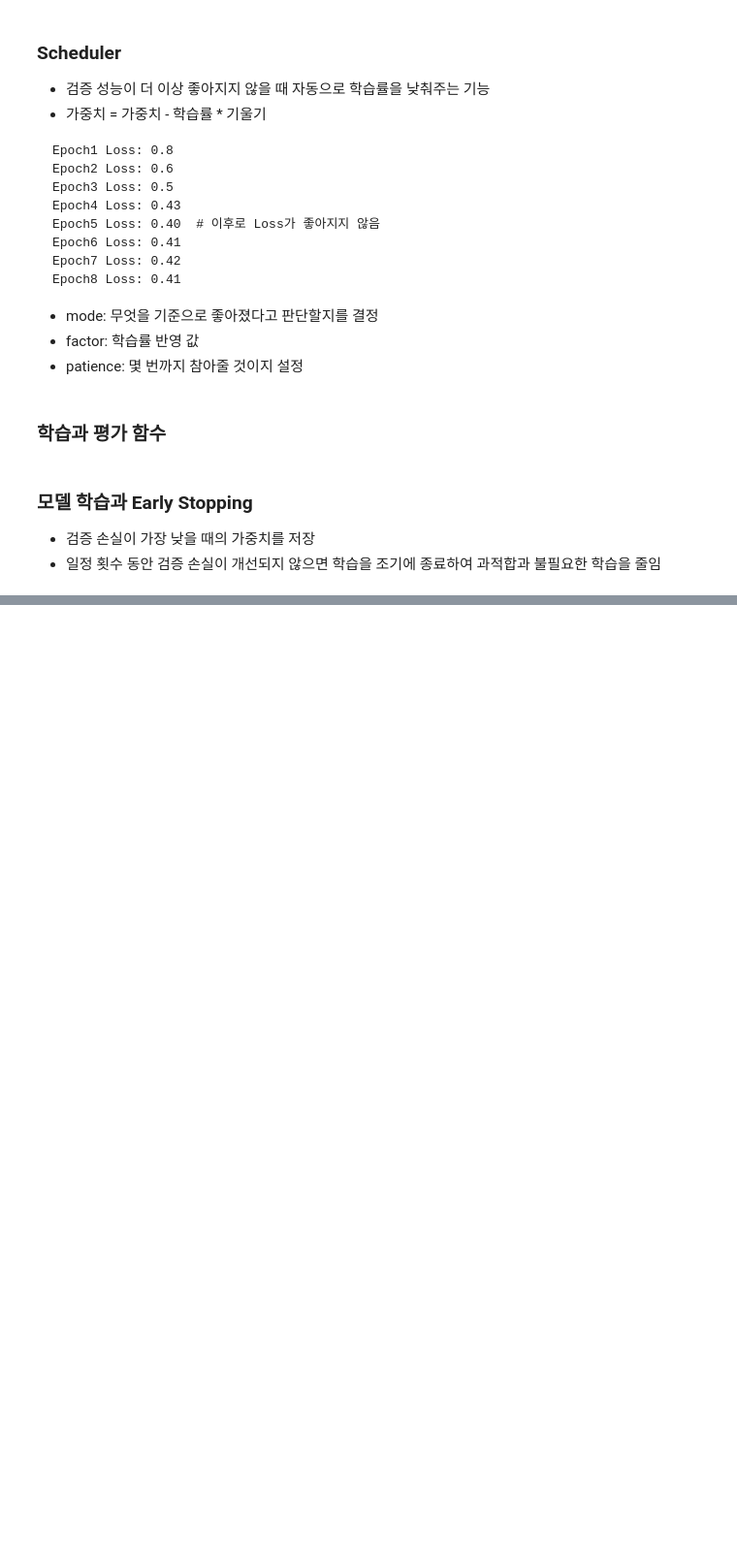
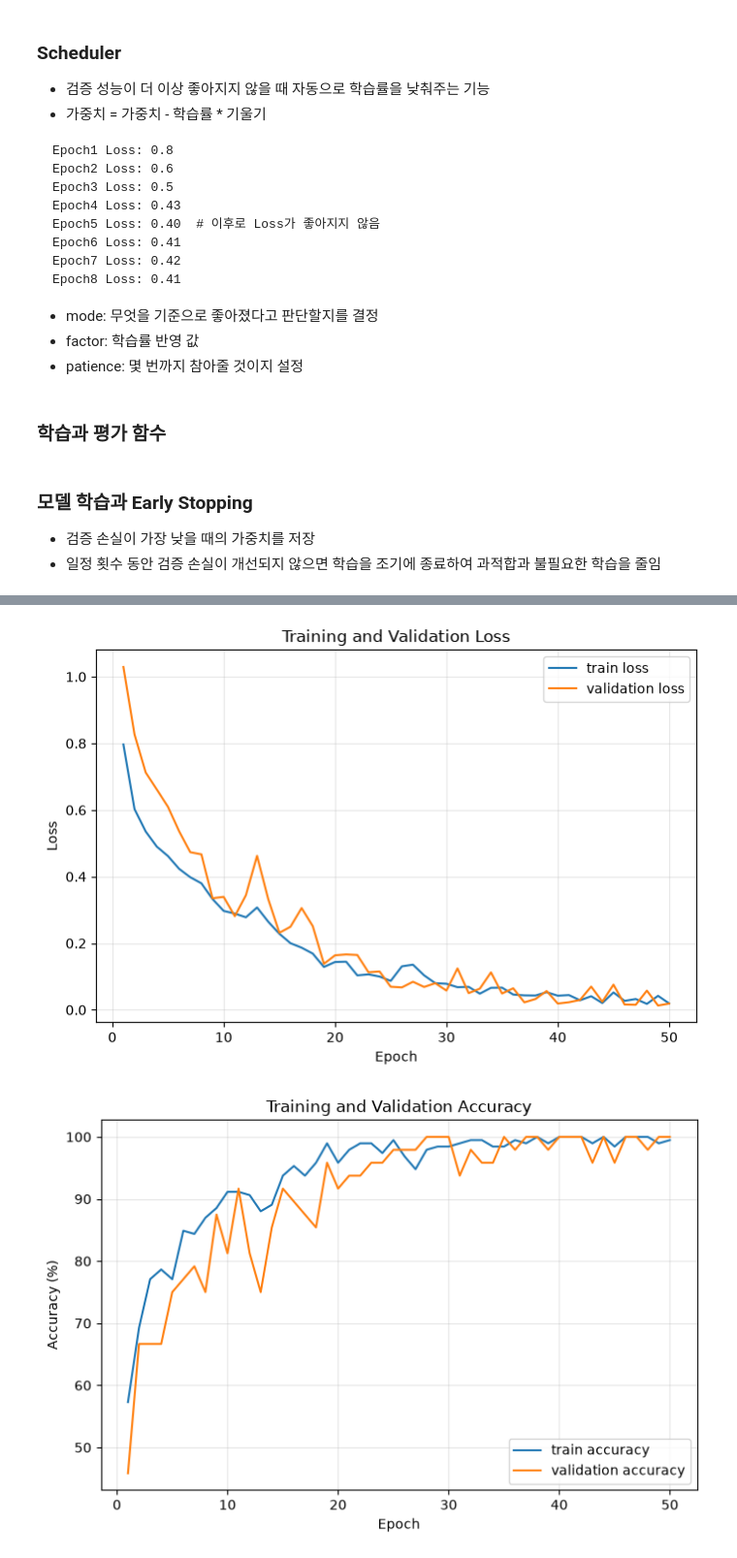
Before and after one commit to Shim-HyoungJoon/KDT, a Jupyter notebook: 10_MLDL/12_손글씨 도형 분류하기.ipynb, the cells around one changed output, grey strips where cells are left out. Shown at 97% size. Drawn from its saved outputs; the diff is of its cells as text; code cells hidden in the pictures; blank space fills up the shorter version.

```diff
--- a/10_MLDL/12_손글씨 도형 분류하기.ipynb
+++ b/10_MLDL/12_손글씨 도형 분류하기.ipynb
@@ -528,3 +528,26 @@ best_model_path = 'best_shape_cnn.pth'
 for epoch in range(1, EPOCHS+1):
     train_loss, train_acc = run_epoch(model, train_loader, criterion, DEVICE, optimizer)
     val_loss, val_acc = run_epoch(model, val_loader, criterion, DEVICE)
+    scheduler.step(val_loss)
+    history['train_loss'].append(train_loss)
+    history['val_loss'].append(val_loss)
+    history['train_acc'].append(train_acc)
+    history['val_acc'].append(val_acc)
+    current_lr = optimizer.param_groups[0]['lr']
+
+    print(
+        f'Epoch {epoch:02d}/{EPOCHS} | '
+        f'train loss {train_loss:.4f}, acc {train_acc*100:6.2f}% | '
+        f'val loss {val_loss:.4f}, acc {val_acc*100:6.2f}% | '
+        f'lr {current_lr:.6f}'
+    )
+
+    if val_loss < best_val_loss - 1e-4:
+        best_val_loss = val_loss
+        wait = 0
+        torch.save(model.state_dict(), best_model_path)
+    else:
+        wait += 1
+        if wait >= EARLY_STOPPING_PATIENCE:
+            print('검증 손실이 더 이상 개선되지 않아 학습을 종료합니다')
+            break
@@ -530,0 +577,25 @@ for epoch in range(1, EPOCHS+1):
+# %%
+epochs_ran = range(1, len(history['train_loss']) + 1)
+
+plt.figure(figsize=(8, 5))
+plt.plot(epochs_ran, history['train_loss'], label='train loss')
+plt.plot(epochs_ran, history['val_loss'], label='validation loss')
+plt.xlabel('Epoch')
+plt.ylabel('Loss')
+plt.title('Training and Validation Loss')
+plt.legend()
+plt.grid(alpha=0.3)
+plt.show()
+
+plt.figure(figsize=(8, 5))
+plt.plot(epochs_ran, np.array(history['train_acc']) * 100, label='train accuracy')
+plt.plot(epochs_ran, np.array(history['val_acc']) * 100, label='validation accuracy')
+plt.xlabel('Epoch')
+plt.ylabel('Accuracy (%)')
+plt.title('Training and Validation Accuracy')
+plt.legend()
+plt.grid(alpha=0.3)
+plt.show()
+# %% [output]
+[figure, added]
+[figure, added]
```
Also changed, not shown: parts of 18 cells of this notebook, 4 other files.
